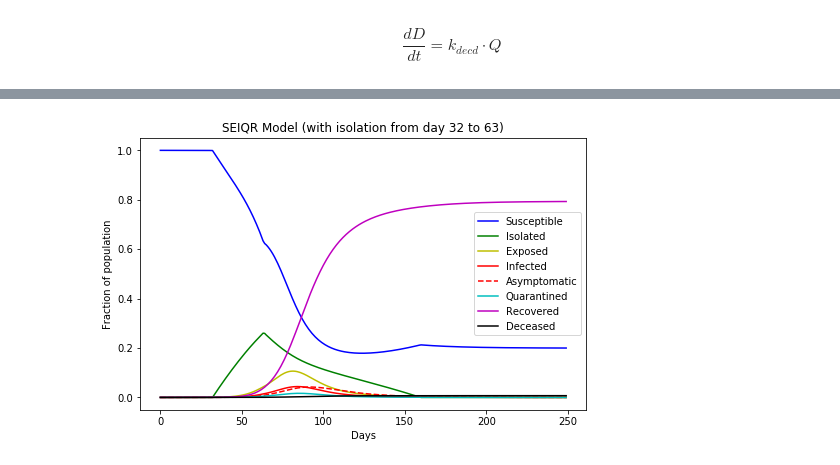
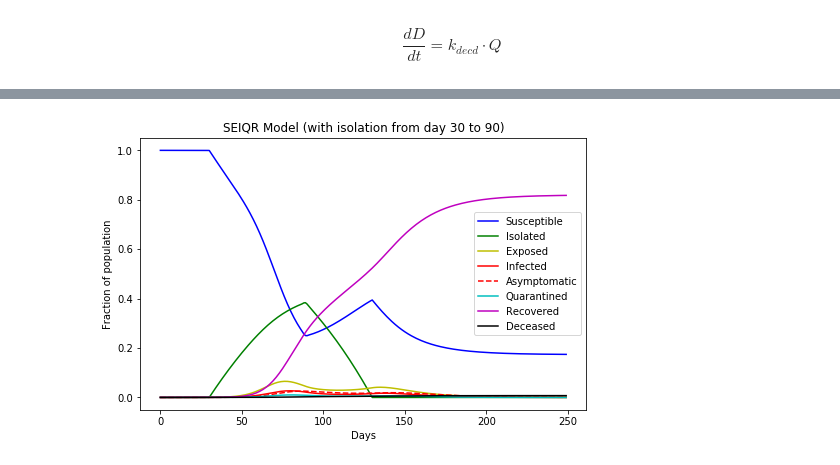
Before and after one commit to kmuldrew/covid19, a Jupyter notebook: covid19 SEIQRA model.ipynb, the cells around one changed output, grey strips where cells are left out. Saved outputs shown, nothing was run; the diff lists cells and outputs as text; code cells hidden in the pictures.

```diff
--- a/covid19 SEIQRA model.ipynb
+++ b/covid19 SEIQRA model.ipynb
@@ -170,8 +170,8 @@ k_decd = 0.01  # mortality rate
 R_0 = 2.9  # reproduction number without intervention
 alpha_0 = 0 # no isolation
 alpha_t = 0.01 # social distancing
-intervention_day1 = 20
-intervention_day2 = 50
+intervention_day1 = 30
+intervention_day2 = 60
 
 def time_varying_isolation(t):
     if t < intervention_day1:
@@ -179,12 +179,12 @@ def time_varying_isolation(t):
     elif t < intervention_day2:
         return alpha_t
     else:
-        return -alpha_t
+        return -3 * alpha_t # people go out of isolation faster than they go in
 
 sol2 = solve_ivp(SEIR_model, [0, max_days], [a, b, c, d, e, f, g, h], args=(R_0, T_inf, T_inc, T_clr, k_recv, k_decd, time_varying_isolation, asymp, ICU_overload, N),
                 t_eval=np.arange(max_days))
 
 plot_model(sol2, f'SEIQRA Model (with isolation from day {intervention_day1} to {intervention_day2})')
-print("{:.2f}".format(sol2.y[6][199] * 100),'% recovery')
-print("{:.2f}".format(sol2.y[7][199] * 100),'% mortality')
+print("{:.1f}".format(sol2.y[6][199] * 100),'% recovery')
+print("{:.1f}".format(sol2.y[7][199] * 100),'% mortality')
 # %% [output]
@@ -194,11 +194,11 @@ print("{:.2f}".format(sol2.y[7][199] * 100),'% mortality')
 # %%
 max_days = 250
-intervention_day1 = 32
-intervention_day2 = 63
+intervention_day1 = 30
+intervention_day2 = 90
 sol2 = solve_ivp(SEIR_model, [0, max_days], [a, b, c, d, e, f, g, h], args=(R_0, T_inf, T_inc, T_clr, k_recv, k_decd, time_varying_isolation, asymp, ICU_overload, N),
                 t_eval=np.arange(max_days))
 
 plot_model(sol2, f'SEIQR Model (with isolation from day {intervention_day1} to {intervention_day2})')
-print("{:.2f}".format(sol2.y[6][249] * 100),'% recovery')
-print("{:.2f}".format(sol2.y[7][249] * 100),'% mortality')
+print("{:.1f}".format(sol2.y[6][249] * 100),'% recovery')
+print("{:.1f}".format(sol2.y[7][249] * 100),'% mortality')
 # %% [output]
@@ -207 +207 @@ print("{:.2f}".format(sol2.y[7][249] * 100),'% mortality')
-[figure, old version]
+[figure, new version]
```
Also changed, not shown: parts of 3 cells of this notebook.
